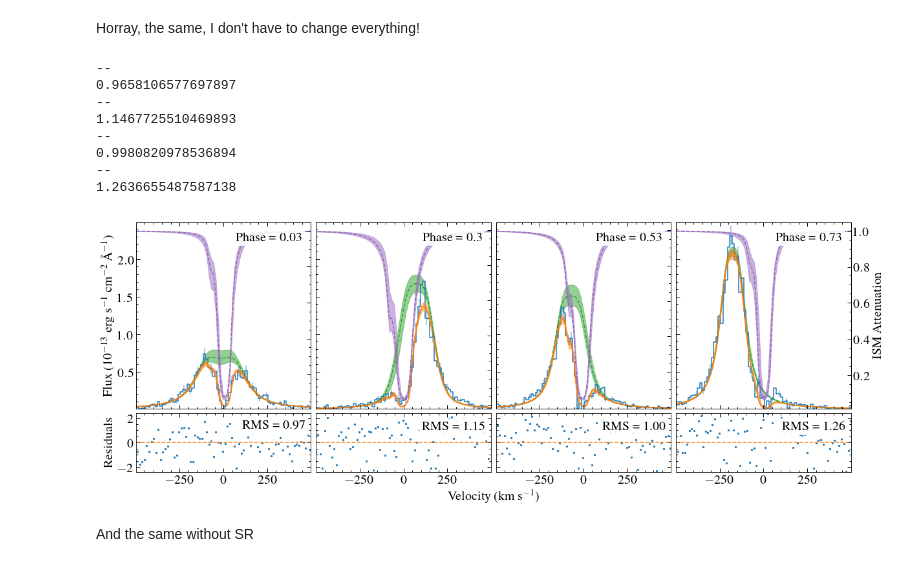
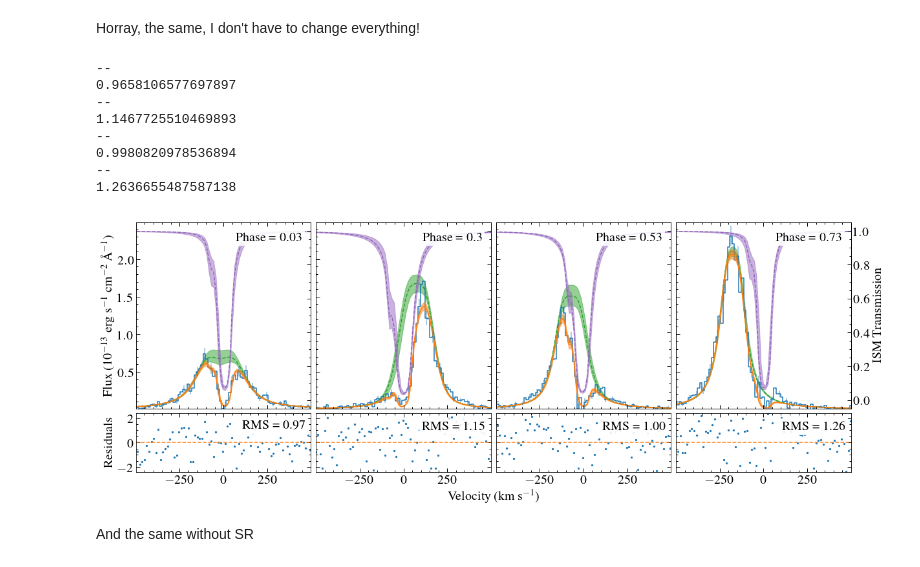
Before and after one commit to davidjwilson/pceb, a Jupyter notebook: eg_uma/eg_uma_lya_results.ipynb, the cells around one changed output. Cells and saved outputs as stored; diff of their text form; code cells hidden in the pictures.

Commit message:
update plots

```diff
--- a/eg_uma/eg_uma_lya_results.ipynb
+++ b/eg_uma/eg_uma_lya_results.ipynb
@@ -128,7 +128,8 @@ for i, spec in enumerate(sr_specs_phase):
     if i < 3:
         ax2.set_yticklabels([])
     if i == 3:
-        ax2.set_ylabel('ISM Attenuation')
+        ax2.set_ylabel('ISM Transmission')
+    ax2.set_ylim(-0.05, 1.05)
 
 
 
@@ -137,34 +138,34 @@ for i, spec in enumerate(sr_specs_phase):
     plt.scatter(v, ((data['flux_lya']*fscale)-(data['lya_model_median']*fscale))/(data['error_lya']*fscale), alpha=1, s=5)
     plt.xlim(-499, 499)
     plt.ylim(-2.4,2.4)
     if i > 0:
         plt.yticks(visible=False)
     plt.axhline(0, ls='--', c='C1')
     if i == 0:
         plt.ylabel('Residuals')
     rms = np.mean(((data['flux_lya']-data['lya_model_median'])/data['error_lya'])**2)**0.5
     print(rms)
     plt.annotate('RMS = {0:.2f}'.format(rms), (0.97, 0.87), xycoords = 'axes fraction', ha='right', va='top', bbox=dict(facecolor='white', edgecolor='none', alpha=0.9))
 
 
 fig.add_subplot(111, frame_on=False)
 plt.tick_params(labelcolor='none', top=False, bottom=False, left=False, right=False, which='both')
 # plt.ylabel('Flux ($10^{-14}$\,erg s$^{-1}$ cm$^{-2}$ \AA$^{-1}$)', size=20, labelpad=12)
 plt.xlabel('Velocity (km s$^{-1}$)', size=20)
 plt.tight_layout()
 plt.subplots_adjust(hspace=0.08, wspace=0.03)
 plt.savefig('plots/eg_uma_lya_fit_sr.png', dpi=150, facecolor='w')
 plt.savefig('plots/eg_uma_lya_fit_sr.pdf')
 # %% [output]
 --
 0.9658106577697897
 --
 1.1467725510469893
 --
 0.9980820978536894
 --
 1.2636655487587138
-[figure, old version]
+[figure, new version]
 # %% [markdown]
 And the same without SR
 # %%
```
Also changed, not shown: parts of 4 cells of this notebook, 28 other files.
